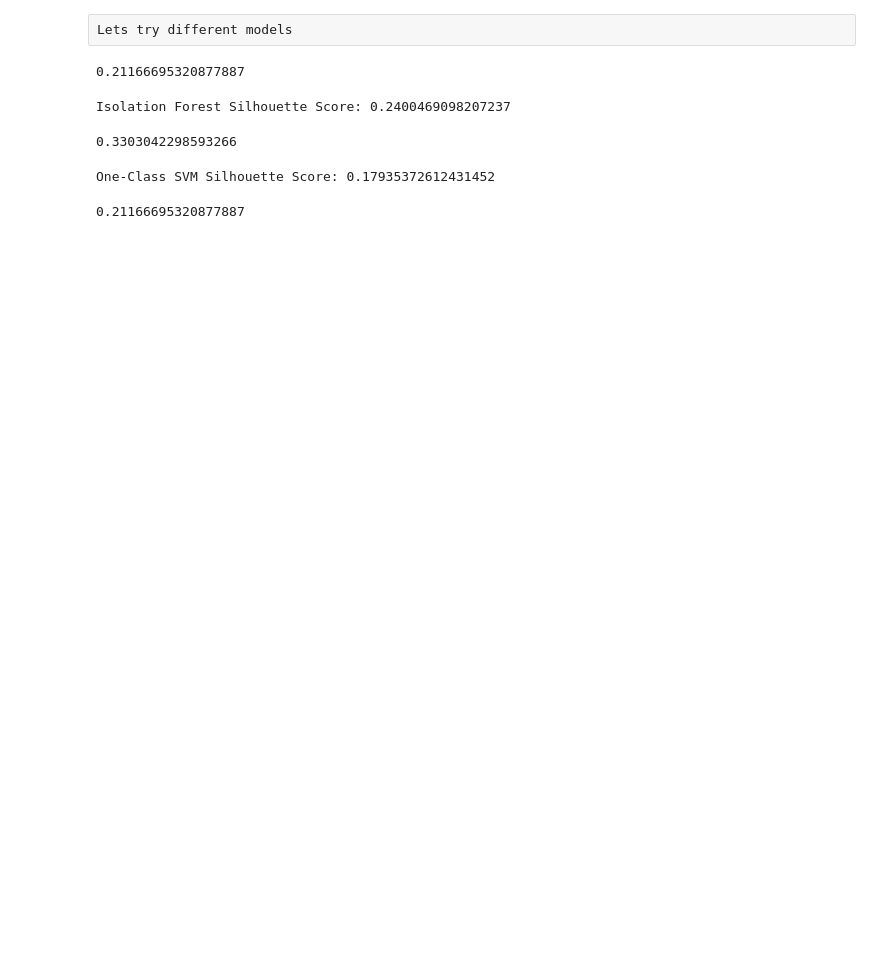
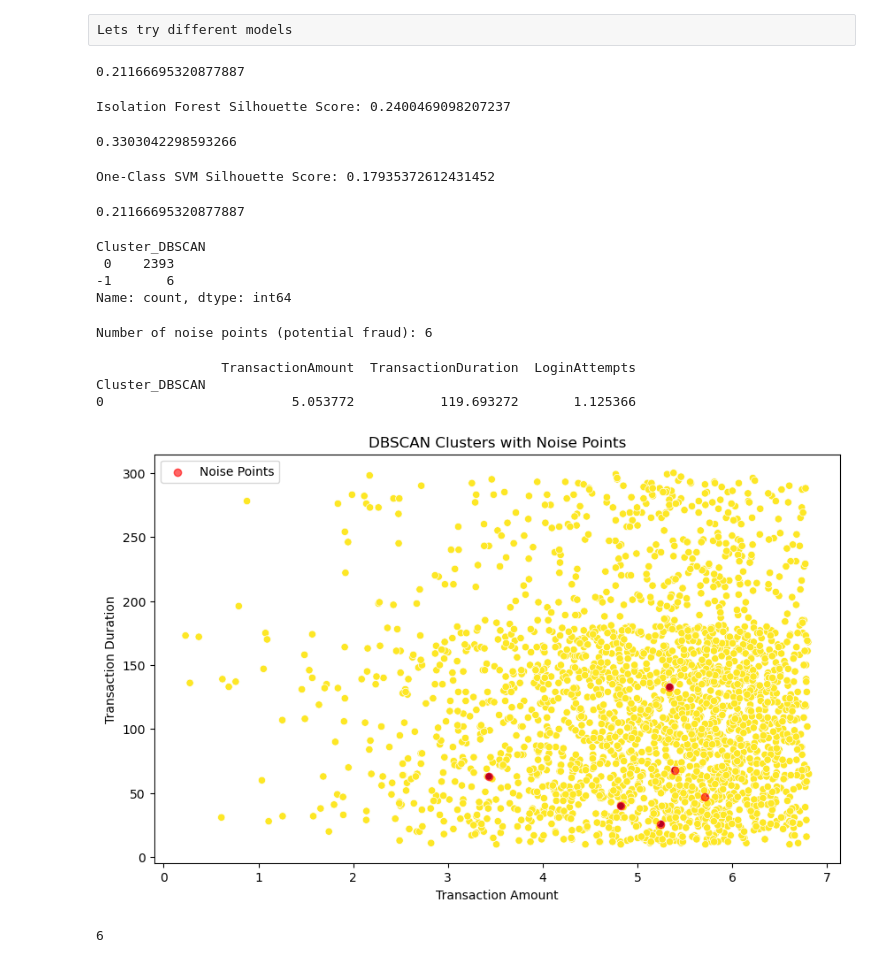
Before and after one commit to AIShaktiNeil/Python_Fingertips, a Jupyter notebook: US_bank_anomalyDetection.ipynb, the cells around one changed output. Saved outputs shown, nothing was run; the diff lists cells and outputs as text; code cells hidden in the pictures; blank space fills up the shorter version.

```diff
--- a/US_bank_anomalyDetection.ipynb
+++ b/US_bank_anomalyDetection.ipynb
@@ -484,3 +484,40 @@ df_date_dropped['cluster'] = agmodel.fit_predict(df_pca)
 silhouette_score(df_pca,df_date_dropped['cluster'])
 # %% [output]
 0.21166695320877887
+# %%
+print(df_date_dropped['Cluster_DBSCAN'].value_counts())
+# %% [output]
+Cluster_DBSCAN
+ 0    2393
+-1       6
+Name: count, dtype: int64
+# %%
+noise_points = df_date_dropped[df_date_dropped['Cluster_DBSCAN'] == -1]
+print(f"Number of noise points (potential fraud): {len(noise_points)}")
+# %% [output]
+Number of noise points (potential fraud): 6
+# %%
+# Cluster summary excluding noise
+cluster_summary = df_date_dropped[df_date_dropped['Cluster_DBSCAN'] != -1].groupby('Cluster_DBSCAN')[['TransactionAmount', 'TransactionDuration', 'LoginAttempts']].mean()
+print(cluster_summary)
+# %% [output]
+                TransactionAmount  TransactionDuration  LoginAttempts
+Cluster_DBSCAN
+0                        5.053772           119.693272       1.125366
+# %%
+plt.figure(figsize=(10, 6))
+sns.scatterplot(x=df_date_dropped['TransactionAmount'], y=df_date_dropped['TransactionDuration'], hue=df_date_dropped['Cluster_DBSCAN'], palette='viridis', legend=None)
+plt.scatter(noise_points['TransactionAmount'], noise_points['TransactionDuration'], color='red', label='Noise Points', alpha=0.6)
+plt.title('DBSCAN Clusters with Noise Points')
+plt.xlabel('Transaction Amount')
+plt.ylabel('Transaction Duration')
+plt.legend()
+plt.show()
+# %% [output]
+[figure, added]
+# %%
+# Investigate noise points (potential fraud)
+fraud_candidates = df_date_dropped[df_date_dropped['Cluster_DBSCAN'] == -1]
+len(fraud_candidates)
+# %% [output]
+6
```
Also changed, not shown: parts of 5 cells of this notebook.
